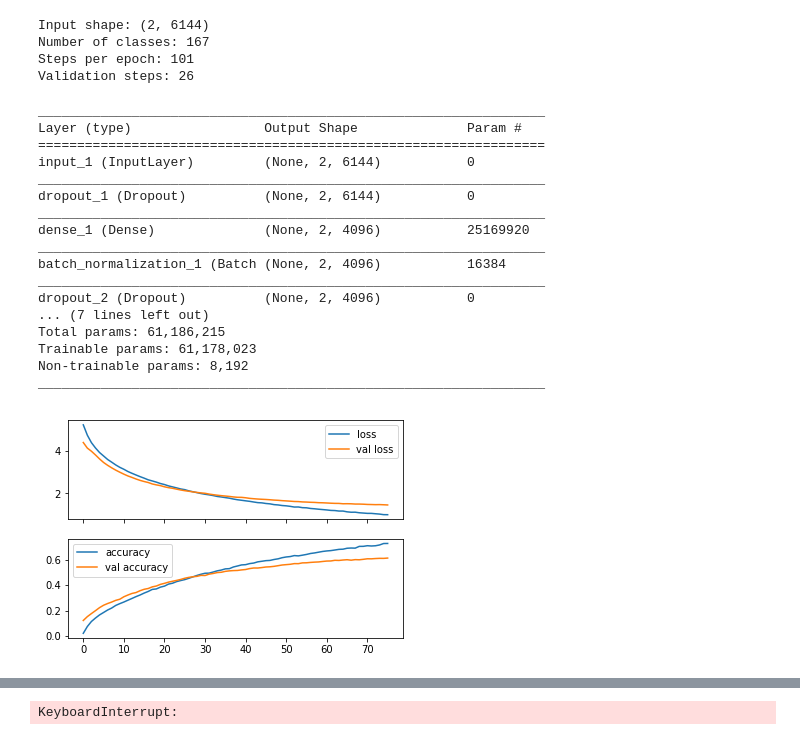
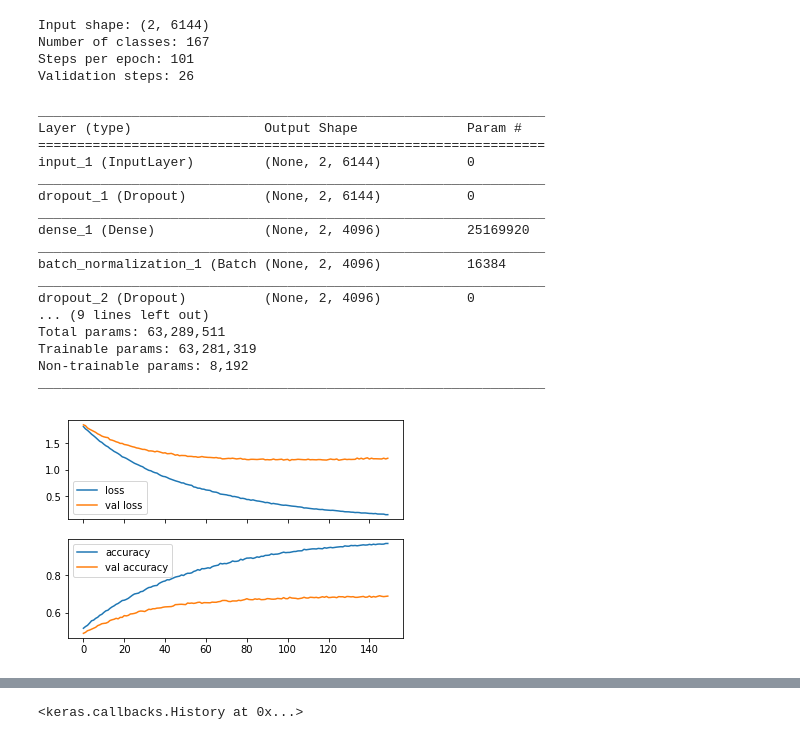
Before and after one commit to iPhaeton/car_identification, a Jupyter notebook: conv-lstm.ipynb, the cells around one changed output, grey strips where cells are left out. Drawn from its saved outputs; the diff is of its cells as text; code cells hidden in the pictures.

```diff
--- a/conv-lstm.ipynb
+++ b/conv-lstm.ipynb
@@ -45,9 +45,9 @@ def get_model(input_shape, output_shape, lr = 0.00001, path = None):
     X = Dense(4096, activation='relu')(X)
     X = BatchNormalization()(X)
     X = Dropout(0.5)(X)
-    X = Bidirectional(SimpleRNN(2048, return_sequences=True))(X)
-#    X = Dense(2048, activation='relu')(X)
-    X = Bidirectional(SimpleRNN(1024, return_sequences=True))(X)
+    X = Dense(2048, activation='relu')(X)
+    X = Dense(2048, activation='relu')(X)
+    X = Bidirectional(LSTM(1024, return_sequences=True))(X)
     outputs = TimeDistributed(Dense(output_shape, activation='softmax'))(X)
 
     model = Model(inputs=inputs, outputs=outputs)
@@ -161,7 +161,7 @@ model = get_model(
     input_shape,
     num_classes,
     lr=0.00001,
-#    path='./convnet_weights/lstm/weights.01-1.50.hdf5',
+    path='./convnet_weights/lstm/weights.25-1.87.hdf5',
 )
 plot_losses = PlotLosses()
 # %%
@@ -179,21 +179,21 @@ _________________________________________________________________
 batch_normalization_1 (Batch (None, 2, 4096)           16384
 _________________________________________________________________
 dropout_2 (Dropout)          (None, 2, 4096)           0
-... (7 lines left out)
-Total params: 61,186,215
-Trainable params: 61,178,023
+... (9 lines left out)
+Total params: 63,289,511
+Trainable params: 63,281,319
 Non-trainable params: 8,192
 _________________________________________________________________
 # %%
 model.fit_generator(
     generator('./features/lstm/2_steps/', 'train', steps_per_epoch),
     steps_per_epoch=steps_per_epoch,
-    epochs=200,
+    epochs=150,
     validation_data=generator('./features/lstm/2_steps/', 'dev', validation_steps),
     validation_steps=validation_steps,
     callbacks=[plot_losses, checkpoint],
 )
 # %% [output]
-[figure, old version]
+[figure, new version]
 Epoch 1
 -----------------------
@@ -215 +215 @@ Epoch 77/200
-KeyboardInterrupt:
+<keras.callbacks.History at 0x...>
```
Also changed, not shown: parts of 1 cell of this notebook.
